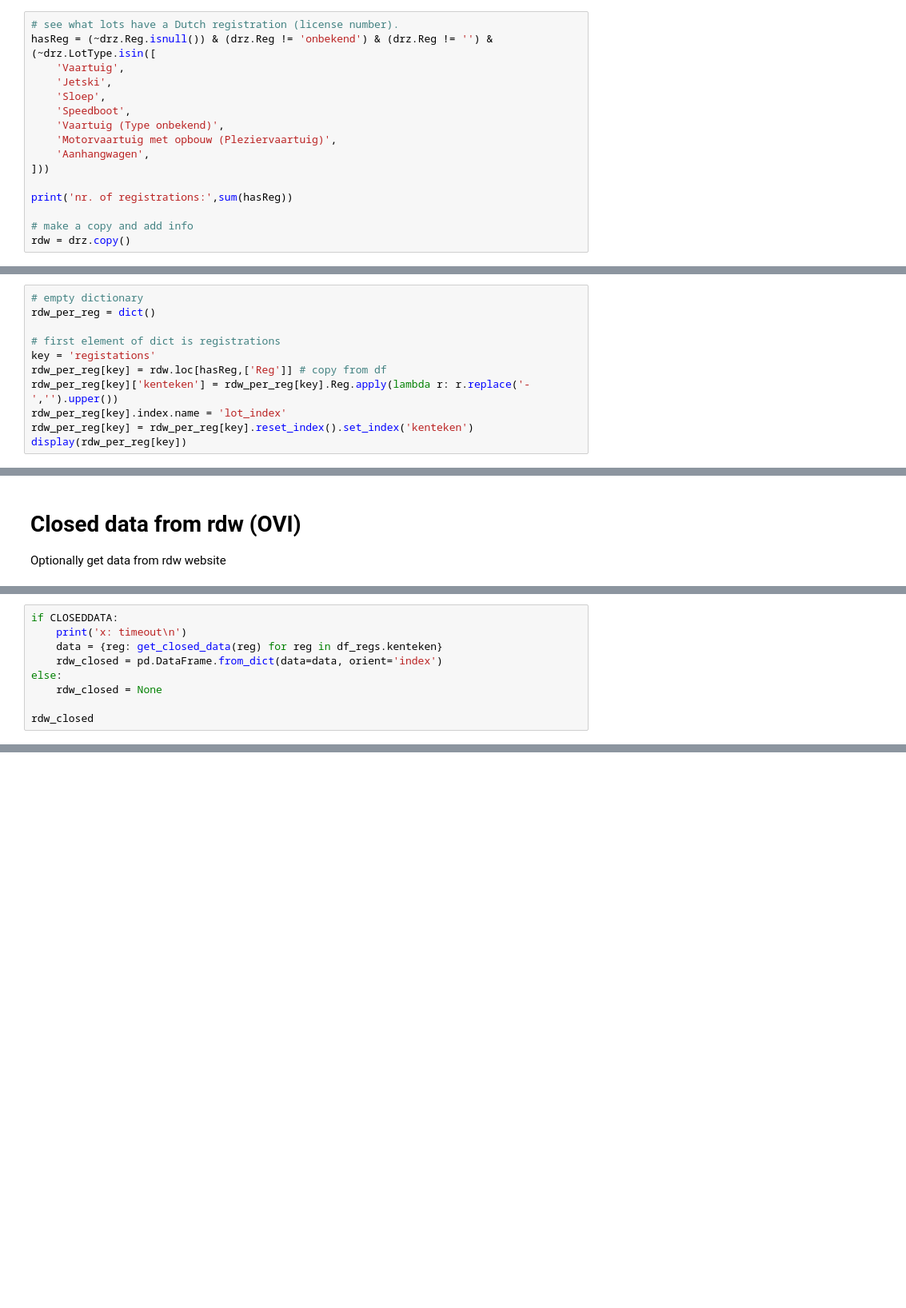
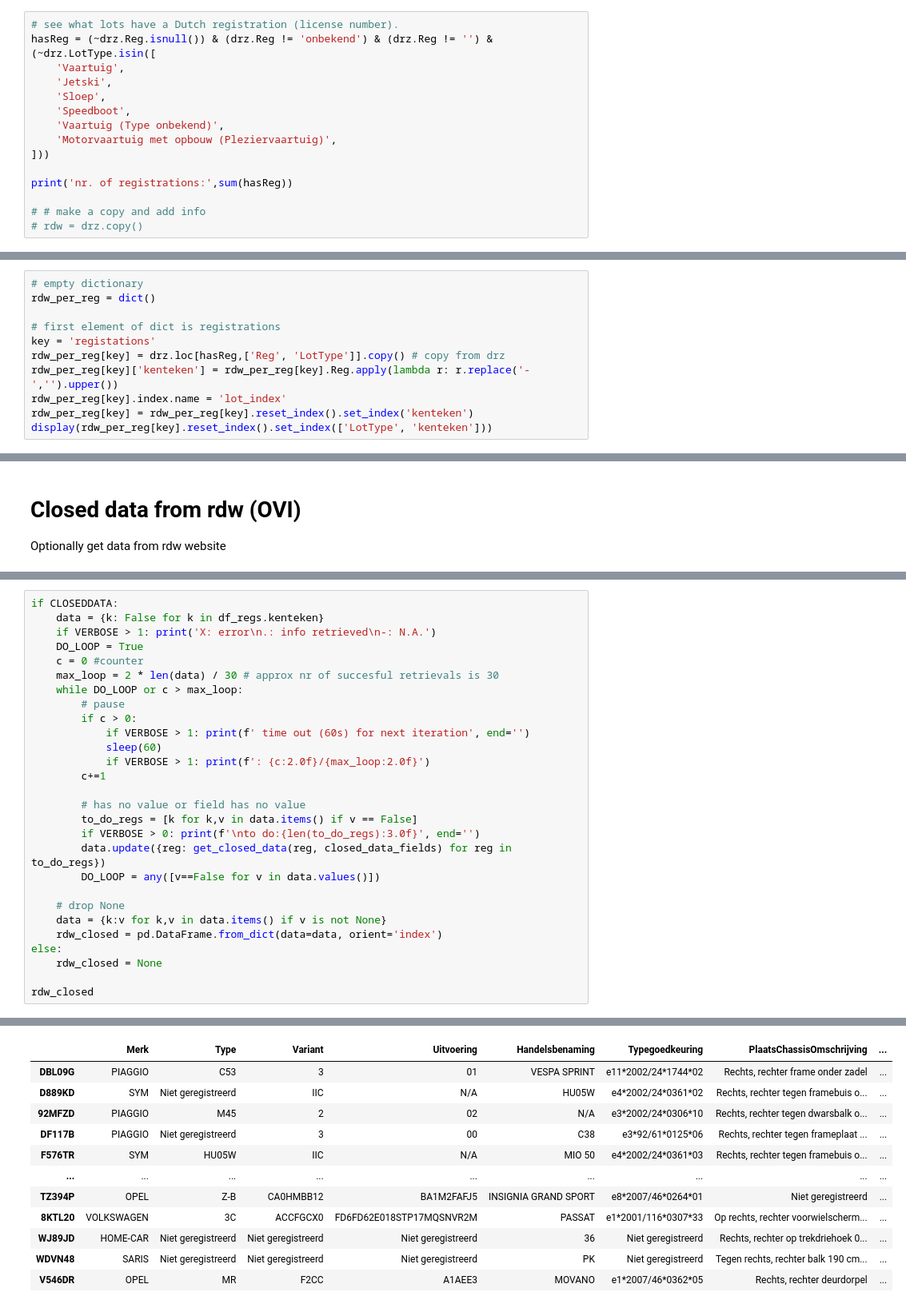
Before and after one commit to r5atom/Saturday-Datascience, a Jupyter notebook: code/add-rdw-info-to-drz.ipynb, the cells around one changed output, grey strips where cells are left out. Shown at 80% size. Saved outputs shown, nothing was run; the diff lists cells and outputs as text; blank space fills up the shorter version.

```diff
--- a/code/add-rdw-info-to-drz.ipynb
+++ b/code/add-rdw-info-to-drz.ipynb
@@ -85,10 +108,9 @@ hasReg = (~drz.Reg.isnull()) & (drz.Reg != 'onbekend') & (drz.Reg != '') & (~drz
     'Speedboot',
     'Vaartuig (Type onbekend)',
     'Motorvaartuig met opbouw (Pleziervaartuig)',
-    'Aanhangwagen',
 ]))
 
 print('nr. of registrations:',sum(hasReg))
 
-# make a copy and add info
-rdw = drz.copy()
+# # make a copy and add info
+# rdw = drz.copy()
@@ -123,8 +147,8 @@ rdw_per_reg = dict()
 
 # first element of dict is registrations
 key = 'registations'
-rdw_per_reg[key] = rdw.loc[hasReg,['Reg']] # copy from df
+rdw_per_reg[key] = drz.loc[hasReg,['Reg', 'LotType']].copy() # copy from drz
 rdw_per_reg[key]['kenteken'] = rdw_per_reg[key].Reg.apply(lambda r: r.replace('-','').upper())
 rdw_per_reg[key].index.name = 'lot_index'
 rdw_per_reg[key] = rdw_per_reg[key].reset_index().set_index('kenteken')
-display(rdw_per_reg[key])
+display(rdw_per_reg[key].reset_index().set_index(['LotType', 'kenteken']))
@@ -449,11 +661,31 @@ def get_closed_data(reg, fields = ['Eigenaren', 'WachtenOpKeuring']):
 
     return out
-# %%
-if CLOSEDDATA:
-    print('x: timeout\n')
-    data = {reg: get_closed_data(reg) for reg in df_regs.kenteken}
-    rdw_closed = pd.DataFrame.from_dict(data=data, orient='index')
-else:
-    rdw_closed = None
-
-rdw_closed
+# %%
+if CLOSEDDATA:
+    data = {k: False for k in df_regs.kenteken}
+    if VERBOSE > 1: print('X: error\n.: info retrieved\n-: N.A.')
+    DO_LOOP = True
+    c = 0 #counter
+    max_loop = 2 * len(data) / 30 # approx nr of succesful retrievals is 30
+    while DO_LOOP or c > max_loop:
+        # pause
+        if c > 0:
+            if VERBOSE > 1: print(f' time out (60s) for next iteration', end='')
+            sleep(60)
+            if VERBOSE > 1: print(f': {c:2.0f}/{max_loop:2.0f}')
+        c+=1
+
+        # has no value or field has no value
+        to_do_regs = [k for k,v in data.items() if v == False]
+        if VERBOSE > 0: print(f'\nto do:{len(to_do_regs):3.0f}', end='')
+        data.update({reg: get_closed_data(reg, closed_data_fields) for reg in to_do_regs})
+        DO_LOOP = any([v==False for v in data.values()])
+
+    # drop None
+    data = {k:v for k,v in data.items() if v is not None}
+    rdw_closed = pd.DataFrame.from_dict(data=data, orient='index')
+else:
+    rdw_closed = None
+
+rdw_closed
+# %% [output]
@@ -459,0 +699,12 @@ rdw_closed
+|  | Merk | Type | Variant | Uitvoering | Handelsbenaming | Typegoedkeuring | PlaatsChassisOmschrijving | ... |
+| DBL09G | PIAGGIO | C53 | 3 | 01 | VESPA SPRINT | e11*2002/24*1744*02 | Rechts, rechter frame onder zadel | ... |
+| D889KD | SYM | Niet geregistreerd | IIC | N/A | HU05W | e4*2002/24*0361*02 | Rechts, rechter tegen framebuis o... | ... |
+| 92MFZD | PIAGGIO | M45 | 2 | 02 | N/A | e3*2002/24*0306*10 | Rechts, rechter tegen dwarsbalk o... | ... |
+| DF117B | PIAGGIO | Niet geregistreerd | 3 | 00 | C38 | e3*92/61*0125*06 | Rechts, rechter tegen frameplaat ... | ... |
+| F576TR | SYM | HU05W | IIC | N/A | MIO 50 | e4*2002/24*0361*03 | Rechts, rechter tegen framebuis o... | ... |
+| ... | ... | ... | ... | ... | ... | ... | ... | ... |
+| TZ394P | OPEL | Z-B | CA0HMBB12 | BA1M2FAFJ5 | INSIGNIA GRAND SPORT | e8*2007/46*0264*01 | Niet geregistreerd | ... |
+| 8KTL20 | VOLKSWAGEN | 3C | ACCFGCX0 | FD6FD62E018STP17MQSNVR2M | PASSAT | e1*2001/116*0307*33 | Op rechts, rechter voorwielscherm... | ... |
+| WJ89JD | HOME-CAR | Niet geregistreerd | Niet geregistreerd | Niet geregistreerd | 36 | Niet geregistreerd | Rechts, rechter op trekdriehoek 0... | ... |
+| WDVN48 | SARIS | Niet geregistreerd | Niet geregistreerd | Niet geregistreerd | PK | Niet geregistreerd | Tegen rechts, rechter balk 190 cm... | ... |
+| V546DR | OPEL | MR | F2CC | A1AEE3 | MOVANO | e1*2007/46*0362*05 | Rechts, rechter deurdorpel | ... |
```
Also changed, not shown: parts of 16 cells of this notebook, 42 other files.
